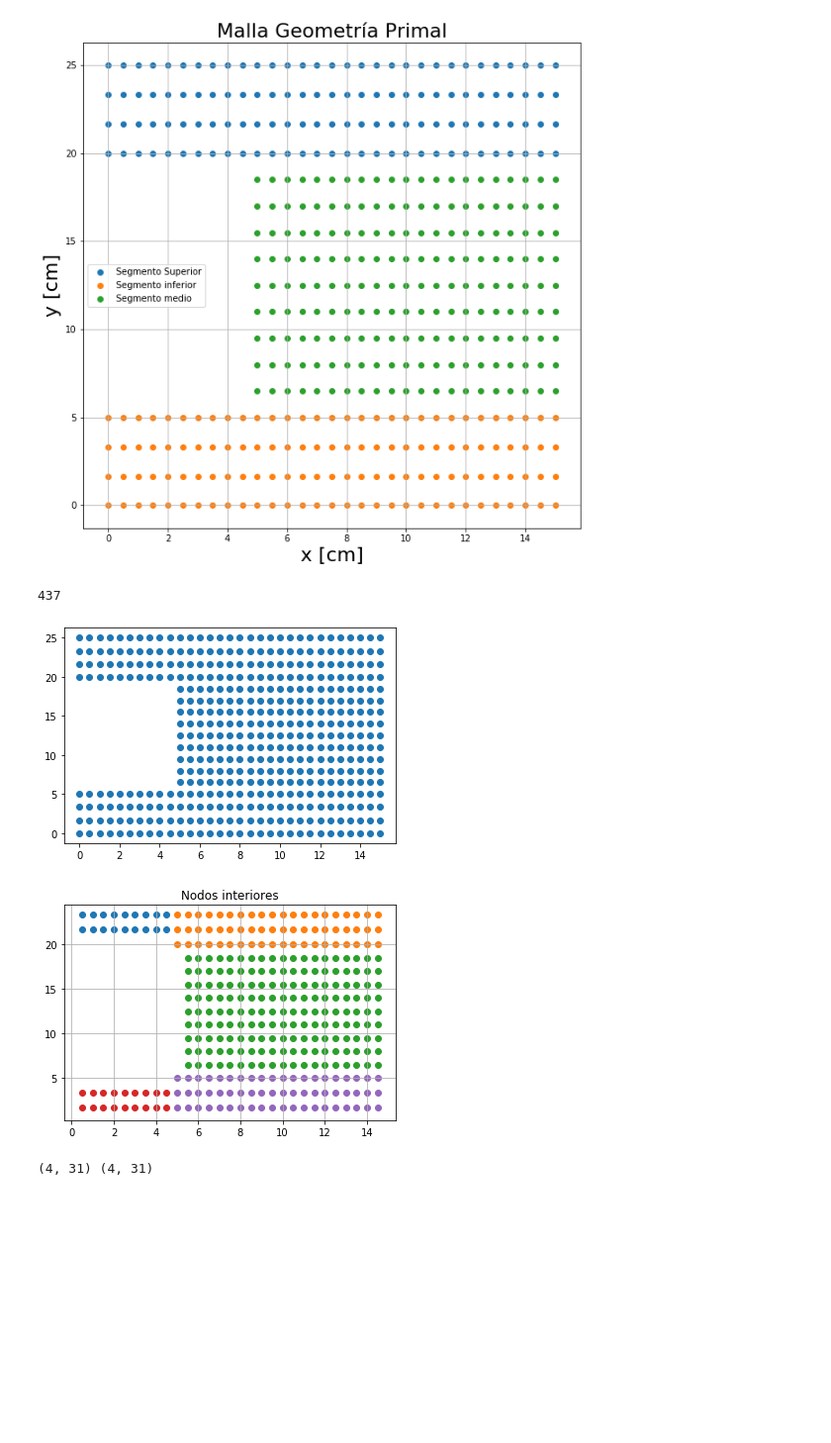
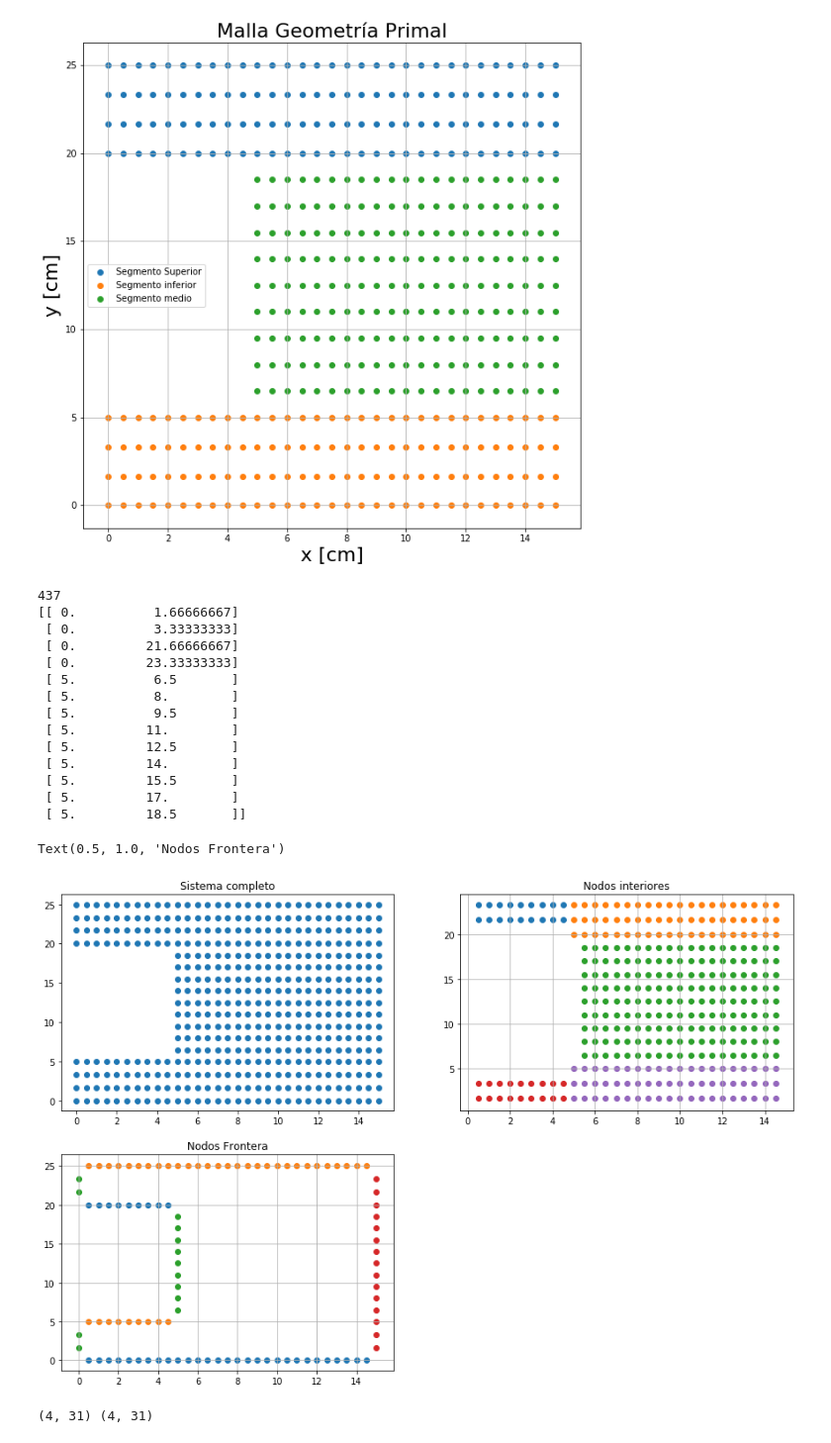
Before and after one commit to AndresFlorez-Git/Proyectos_Transferencia_de_Calor, a Jupyter notebook: Proyecto_2.ipynb, the cells around one changed output. Shown: that part at 99% size. Drawn from its saved outputs; the diff is of its cells as text; code cells hidden in the pictures; blank space fills up the shorter version.

Commit message:
Nodos frontera realizados

```diff
--- a/Proyecto_2.ipynb
+++ b/Proyecto_2.ipynb
@@ -68,8 +68,7 @@ Juno = np.zeros((tamano_total,tamano_total))
 Ceres = np.zeros((tamano_total,1))
 
 
-plt.figure()
-plt.scatter(XY[:,0],XY[:,1])
+
 
 # Nodos interiores
 
@@ -88,42 +87,96 @@ zona1_e2 = zona1_e2[0][zona1_e22][zona1_e222][zona1_e2222]
 
 zona2_e1 = np.where(XY[:,0]>5)
 zona2_e11 = np.where(XY[zona2_e1][:,0]<15)
 zona2_e111 = np.where(XY[zona2_e1[0][zona2_e11]][:,1]>5)
 zona2_e1111 = np.where(XY[zona2_e1[0][zona2_e11][zona2_e111]][:,1]<20)
 zona2_e1 = zona2_e1[0][zona2_e11][zona2_e111][zona2_e1111]
 
 zona3_e1 = np.where(XY[:,0]>0)
 zona3_e11 = np.where(XY[zona3_e1][:,0]<5)
 zona3_e111 = np.where(XY[zona3_e1[0][zona3_e11]][:,1]>0)
 zona3_e1111 = np.where(XY[zona3_e1[0][zona3_e11][zona3_e111]][:,1]<5)
 zona3_e1 = zona3_e1[0][zona3_e11][zona3_e111][zona3_e1111]
 
 
 zona3_e2 = np.where(XY[:,0]>=5)
 zona3_e22 = np.where(XY[zona3_e2][:,0]<15)
 zona3_e222 = np.where(XY[zona3_e2[0][zona3_e22]][:,1]>0)
 zona3_e2222 = np.where(XY[zona3_e2[0][zona3_e22][zona3_e222]][:,1]<=5)
 zona3_e2 = zona3_e2[0][zona3_e22][zona3_e222][zona3_e2222]
 
 
-plt.figure()
+
+# Nodos frontera
+
+Frontera_este = np.where(XY[:,0]==15)
+Frontera_este2 = np.where(XY[Frontera_este][:,1]>0)
+Frontera_este22 = np.where(XY[Frontera_este[0][Frontera_este2]][:,1]<25)
+Frontera_este = Frontera_este[0][Frontera_este2][Frontera_este22]
+
+Frontera_oeste = np.where(XY[:,0]==0)
+Frontera_oeste2 = np.where(XY[Frontera_oeste][:,1]>0)
+Frontera_oeste22 = np.where(XY[Frontera_oeste[0][Frontera_oeste2]][:,1]<25)
+Frontera_oeste222 = np.where(XY[Frontera_oeste[0][Frontera_oeste2][Frontera_oeste22]][:,1]<5)
+Frontera_oeste2222 = np.where(XY[Frontera_oeste[0][Frontera_oeste2][Frontera_oeste22]][:,1]>20)
+Frontera_oeste1 = np.where(XY[:,0] == 5)
+Frontera_oeste11 = np.where(XY[Frontera_oeste1][:,1]>5)
+Frontera_oeste111 = np.where(XY[Frontera_oeste1[0][Frontera_oeste11]][:,1]<20)
+Frontera_oeste = np.concatenate((Frontera_oeste[0][Frontera_oeste2][Frontera_oeste22][Frontera_oeste222],Frontera_oeste[0][Frontera_oeste2][Frontera_oeste22][Frontera_oeste2222],Frontera_oeste1[0][Frontera_oeste11][Frontera_oeste111]),axis = 0)
+
+Frontera_Norte = np.where(XY[:,1]==25)
+Frontera_Norte2 = np.where(XY[Frontera_Norte][:,0]>0)
+Frontera_Norte22 = np.where(XY[Frontera_Norte[0][Frontera_Norte2]][:,0]<15)
+Frontera_Norte1 = np.where(XY[:,1] == 5)
+Frontera_Norte11 = np.where(XY[Frontera_Norte1][:,0]< 5)
+Frontera_Norte111 = np.where(XY[Frontera_Norte1[0][Frontera_Norte11]][:,0]>0)
+Frontera_Norte = np.concatenate((Frontera_Norte[0][Frontera_Norte2][Frontera_Norte22],Frontera_Norte1[0][Frontera_Norte11][Frontera_Norte111]),axis = 0)
+
+Frontera_sur = np.where(XY[:,1]==0)
+Frontera_sur2 = np.where(XY[Frontera_sur][:,0]>0)
+Frontera_sur22 = np.where(XY[Frontera_sur[0][Frontera_sur2]][:,0]<15)
+Frontera_sur1 = np.where(XY[:,1] == 20)
+Frontera_sur11 = np.where(XY[Frontera_sur1][:,0]< 5)
+Frontera_sur111 = np.where(XY[Frontera_sur1[0][Frontera_sur11]][:,0]>0)
+Frontera_sur = np.concatenate((Frontera_sur[0][Frontera_sur2][Frontera_sur22],Frontera_sur1[0][Frontera_sur11][Frontera_sur111]),axis = 0)
+
+print(XY[Frontera_oeste])
+
+plt.figure(figsize = (15,10))
+plt.subplot(2,2,1)
+plt.scatter(XY[:,0],XY[:,1])
+plt.title('Sistema completo')
+plt.subplot(2,2,2)
 plt.scatter(XY[zona1_e1][:,0],XY[zona1_e1][:,1])
 plt.scatter(XY[zona1_e2][:,0],XY[zona1_e2][:,1])
 plt.scatter(XY[zona2_e1][:,0],XY[zona2_e1][:,1])
 plt.scatter(XY[zona3_e1][:,0],XY[zona3_e1][:,1])
 plt.scatter(XY[zona3_e2][:,0],XY[zona3_e2][:,1])
 plt.grid()
 plt.title('Nodos interiores')
-
-# Nodos frontera
-
-Frontera_sur = np.where(XY[:,1]==0)
-Frontera_sur1 = np.where(XY[Frontera_sur][:,1] == 20)
-Frontera_sur11 = np.where(XY[Frontera_sur[0][Frontera_sur1]][:,0] < 5)
+plt.subplot(2,2,3)
+plt.scatter(XY[Frontera_sur][:,0],XY[Frontera_sur][:,1])
+plt.scatter(XY[Frontera_Norte][:,0],XY[Frontera_Norte][:,1])
+plt.scatter(XY[Frontera_oeste][:,0],XY[Frontera_oeste][:,1])
+plt.scatter(XY[Frontera_este][:,0],XY[Frontera_este][:,1])
+plt.grid()
+plt.title('Nodos Frontera')
 # %% [output]
 437
+[[ 0.          1.66666667]
+ [ 0.          3.33333333]
+ [ 0.         21.66666667]
+ [ 0.         23.33333333]
+ [ 5.          6.5       ]
+ [ 5.          8.        ]
+ [ 5.          9.5       ]
+ [ 5.         11.        ]
+ [ 5.         12.5       ]
+ [ 5.         14.        ]
+ [ 5.         15.5       ]
+ [ 5.         17.        ]
+ [ 5.         18.5       ]]
+Text(0.5, 1.0, 'Nodos Frontera')
-[figure, old version]
+[figure, new version]
-[figure, removed]
 # %%
 print(np.shape(X1),np.shape(Y1))
 # %% [output]
```
Also changed, not shown: parts of 1 cell of this notebook.
